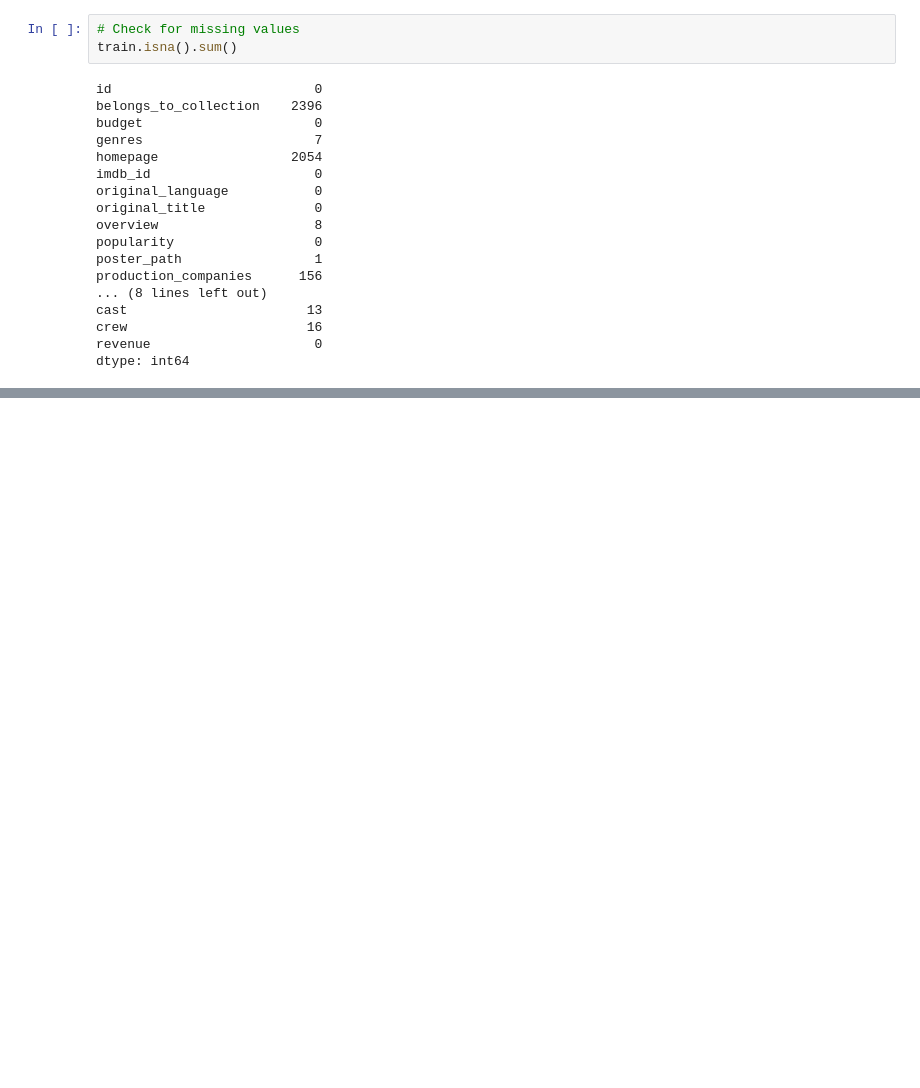
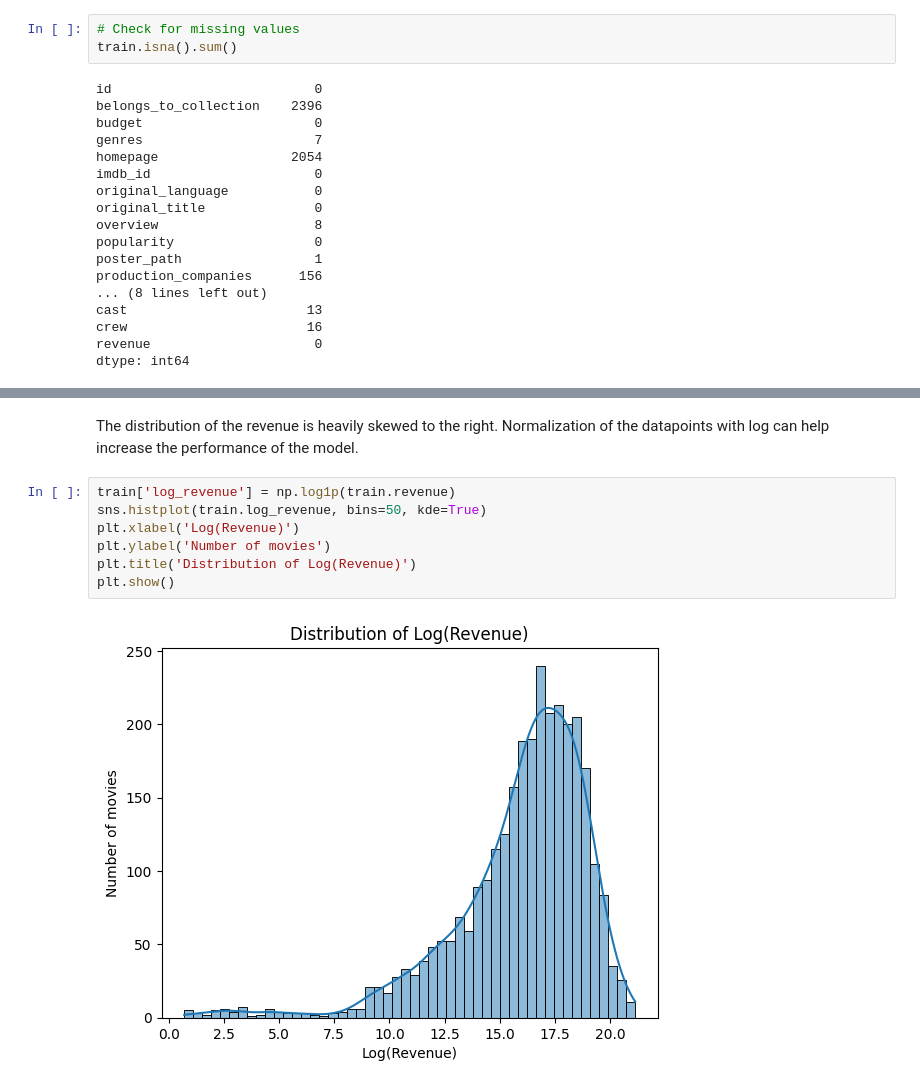
Before and after one commit to 1oannis/tmdb-machine-learning, a Jupyter notebook: tmdb.ipynb, the cells around one changed output, grey strips where cells are left out. Saved outputs shown, nothing was run; the diff lists cells and outputs as text; blank space fills up the shorter version.

```diff
--- a/tmdb.ipynb
+++ b/tmdb.ipynb
@@ -88,0 +130,11 @@ plt.show()
+# %% [markdown]
+The distribution of the revenue is heavily skewed to the right. Normalization of the datapoints with log can help increase the performance of the model.
+# %%
+train['log_revenue'] = np.log1p(train.revenue)
+sns.histplot(train.log_revenue, bins=50, kde=True)
+plt.xlabel('Log(Revenue)')
+plt.ylabel('Number of movies')
+plt.title('Distribution of Log(Revenue)')
+plt.show()
+# %% [output]
+[figure, added]
```
Also changed, not shown: parts of 19 cells of this notebook.
